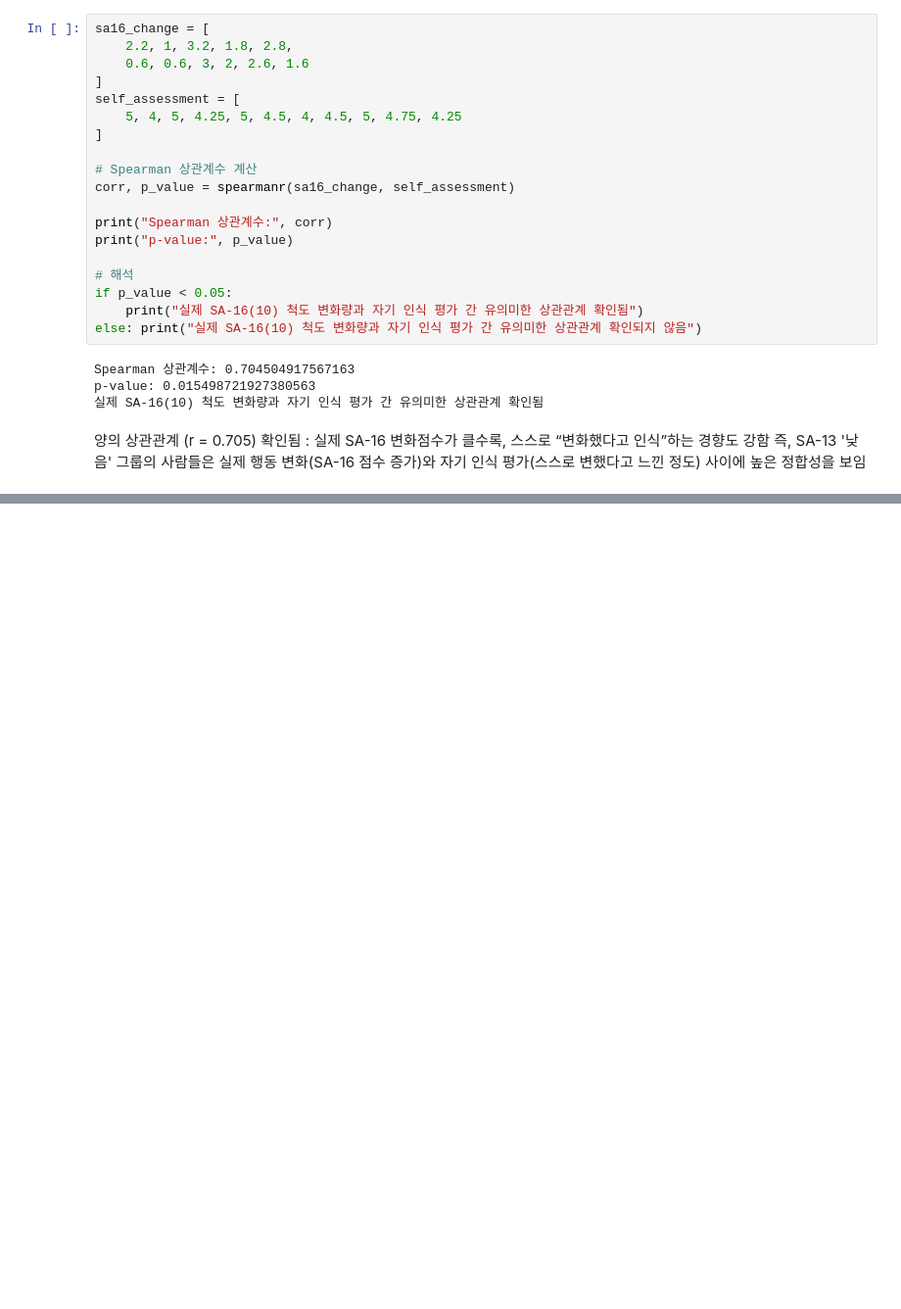
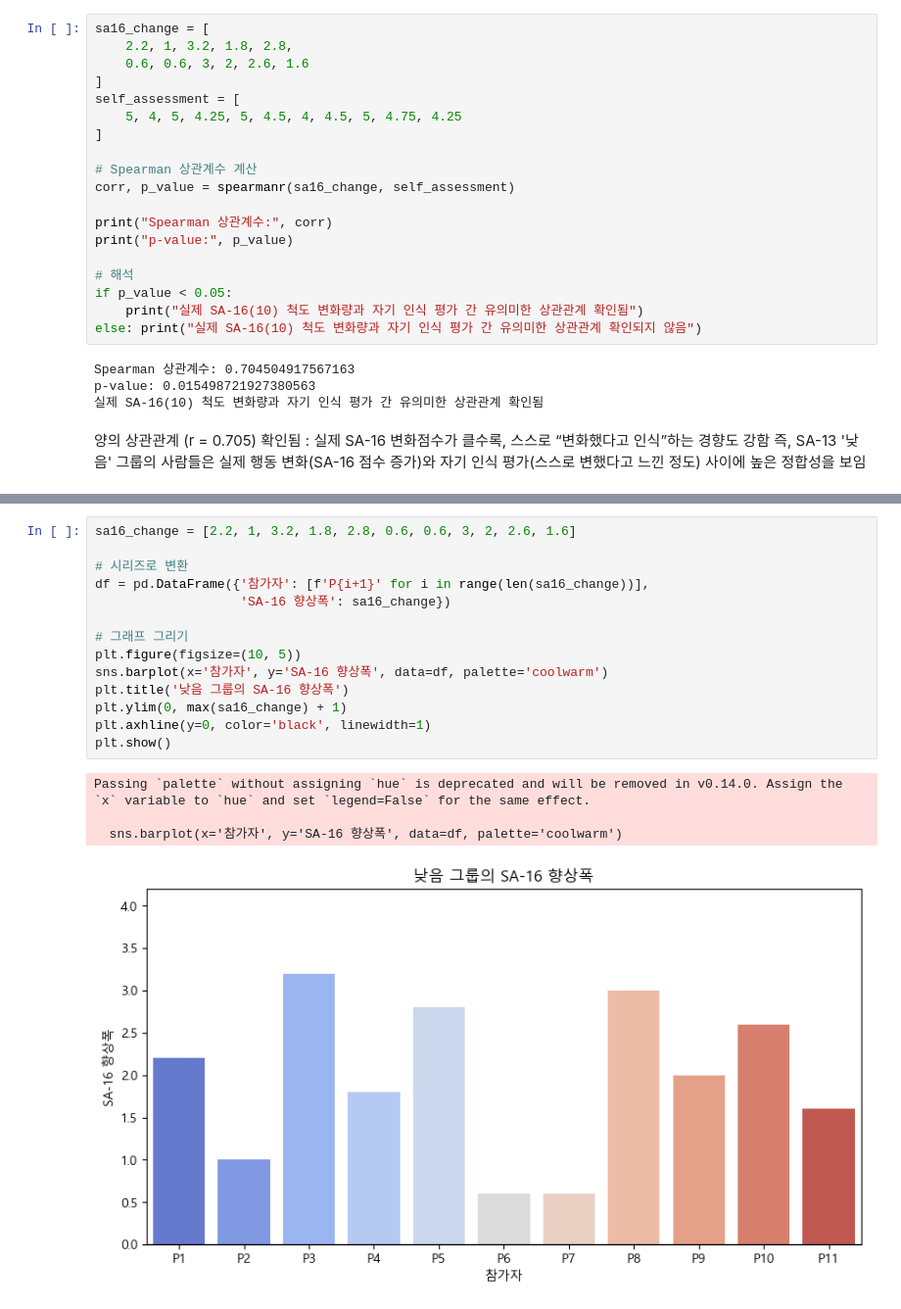
Before and after one commit to jeonminju2/llm_anal, a Jupyter notebook: anal.ipynb, the cells around one changed output, grey strips where cells are left out. Shown: that part at 98% size. Saved outputs shown, nothing was run; the diff lists cells and outputs as text; blank space fills up the shorter version.

```diff
--- a/anal.ipynb
+++ b/anal.ipynb
@@ -146,0 +191,19 @@ p-value: 0.015498721927380563
+# %%
+sa16_change = [2.2, 1, 3.2, 1.8, 2.8, 0.6, 0.6, 3, 2, 2.6, 1.6]
+
+# 시리즈로 변환
+df = pd.DataFrame({'참가자': [f'P{i+1}' for i in range(len(sa16_change))],
+                   'SA-16 향상폭': sa16_change})
+
+# 그래프 그리기
+plt.figure(figsize=(10, 5))
+sns.barplot(x='참가자', y='SA-16 향상폭', data=df, palette='coolwarm')
+plt.title('낮음 그룹의 SA-16 향상폭')
+plt.ylim(0, max(sa16_change) + 1)
+plt.axhline(y=0, color='black', linewidth=1)
+plt.show()
+# %% [output]
+Passing `palette` without assigning `hue` is deprecated and will be removed in v0.14.0. Assign the `x` variable to `hue` and set `legend=False` for the same effect.
+
+  sns.barplot(x='참가자', y='SA-16 향상폭', data=df, palette='coolwarm')
+[figure, added]
```
Also changed, not shown: parts of 5 cells of this notebook, 1 other file.
